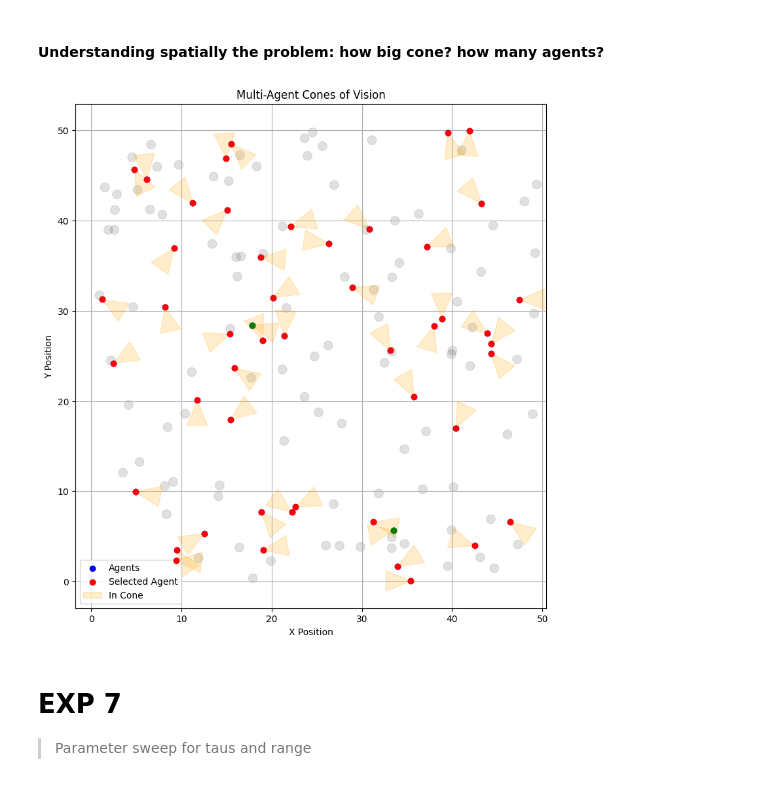
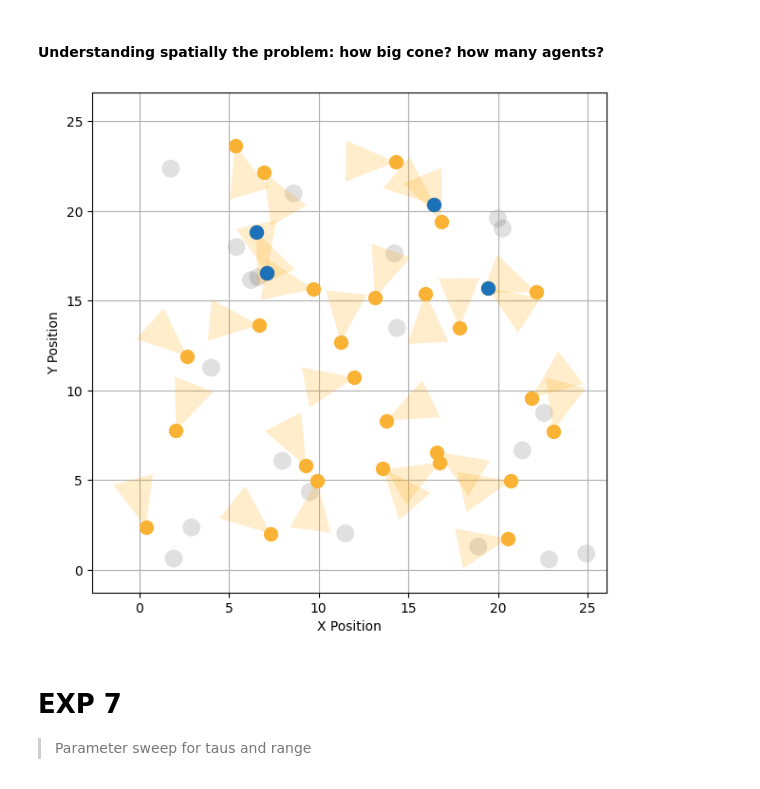
Before and after one commit to gorkamunoz/rl_opts, a Jupyter notebook: nbs/lib_nbs/develop/collective.ipynb, the cells around one changed output. Drawn from its saved outputs; the diff is of its cells as text; code cells hidden in the pictures.

```diff
--- a/nbs/lib_nbs/develop/collective.ipynb
+++ b/nbs/lib_nbs/develop/collective.ipynb
@@ -2316,10 +2316,10 @@ plt.legend()
 # %% [markdown]
 #### Understanding spatially the problem: how big cone? how many agents?
 # %%
-num_agents = 50
-Nt = 100;
+num_agents = 30
+Nt = 20;
 # We divide by 2 to allow better visibility between agents. The density stays the same
-L = 50; r = 0.5
+L = 25; r = 0.5
 agent_step = 1
 # Time delays
 tau = 2; tau_reward = 3
@@ -2336,7 +2336,7 @@ k = visual_range
 num_agents = positions.shape[0]
 
 # Create the plot
-plt.figure(figsize=(10, 10))
+plt.figure(figsize=(7, 7))
 plt.scatter(positions[:, 0], positions[:, 1], label="Agents", color="blue", zorder=5)
 
 for i in range(num_agents):
@@ -2344,14 +2344,14 @@ for i in range(num_agents):
     agent_dir = directions[i]
 
     # Highlight the current agent
-    plt.scatter(agent_pos[0], agent_pos[1], color="red", zorder=6)
+    plt.scatter(agent_pos[0], agent_pos[1], color="#f9b233ff", zorder=6, s = 100)
 
     # Draw the cone for the current agent
     cone_left = agent_dir - theta / 2
     cone_right = agent_dir + theta / 2
     cone_x = [agent_pos[0], agent_pos[0] + k * np.cos(cone_left), agent_pos[0] + k * np.cos(cone_right)]
     cone_y = [agent_pos[1], agent_pos[1] + k * np.sin(cone_left), agent_pos[1] + k * np.sin(cone_right)]
-    plt.fill(cone_x, cone_y, color="orange", alpha=0.2, zorder=4)
+    plt.fill(cone_x, cone_y, color="orange", alpha=0.2, zorder=4, lw = 0)
 
     # Check which agents are in the cone
     for j in range(num_agents):
@@ -2365,40 +2365,40 @@ for i in range(num_agents):
         if distance <= k:
             angle = np.arctan2(relative_pos[1], relative_pos[0])
             angle_diff = np.abs((angle - agent_dir + np.pi) % (2 * np.pi) - np.pi)
 
             if angle_diff <= theta / 2:
                 # Highlight agents in the cone
-                plt.scatter(positions[j, 0], positions[j, 1], color="green", zorder=7)
+                plt.scatter(positions[j, 0], positions[j, 1], color="#1d71b8ff", zorder=7, edgecolors = "#1d71b8ff", s = 100)
 
-                # Randomly distribute Nt traps in the environment and draw each as a true radius-r circle
-                trap_positions = np.random.rand(Nt, 2) * L
+# Randomly distribute Nt traps in the environment and draw each as a true radius-r circle
+trap_positions = np.random.rand(Nt, 2) * L
 
 ax = plt.gca()
 for t in range(Nt):
     trap = plt.Circle(
         (trap_positions[t, 0], trap_positions[t, 1]),
         r,                      # radius in data units
         facecolor="black",
-        edgecolor="black",
+        edgecolor="w",
         alpha=0.12,
         linewidth=0.6,
         zorder=1,
         label="Traps" if t == 0 else None
     )
     ax.add_patch(trap)
 
 # Set plot limits and labels
 plt.xlim(positions[:, 0].min() - k, positions[:, 0].max() + k)
 plt.ylim(positions[:, 1].min() - k, positions[:, 1].max() + k)
 plt.gca().set_aspect('equal', adjustable='box')
-plt.legend(["Agents", "Selected Agent", "In Cone"])
-plt.title("Multi-Agent Cones of Vision")
+# plt.legend(["Agents", "Selected Agent", "In Cone"])
+
 plt.xlabel("X Position")
 plt.ylabel("Y Position")
 plt.grid()
 plt.show()
 # %% [output]
-[figure, old version]
+[figure, new version]
 # %% [markdown]
 # EXP 7
 > Parameter sweep for taus and range
```
Also changed, not shown: parts of 15 cells of this notebook, 1 other file.
